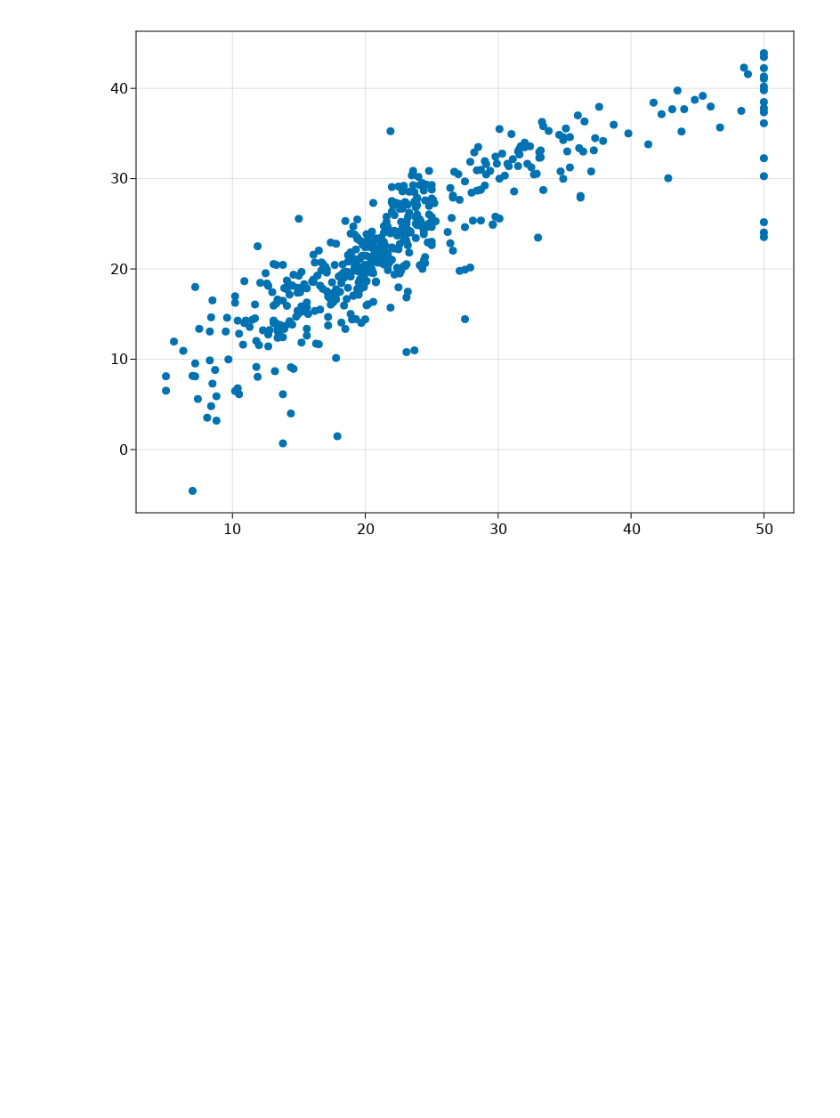
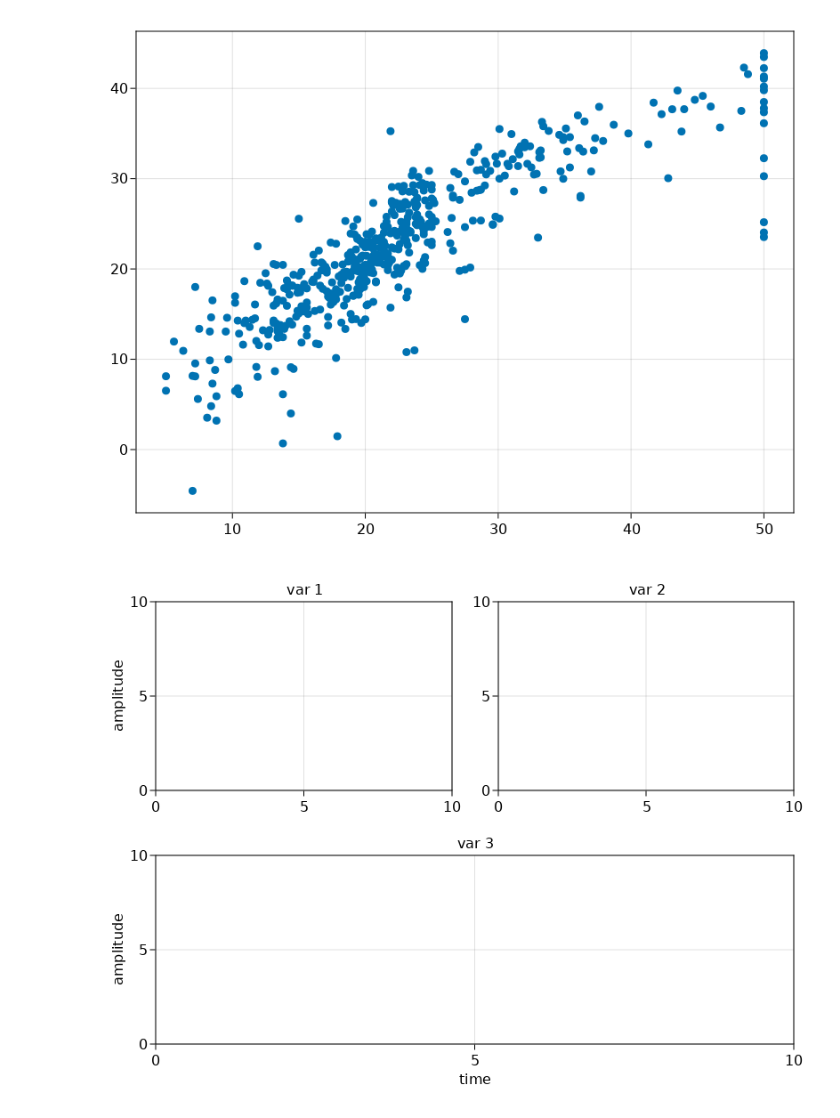
Before and after one commit to julionovoa/jl-sandbox, a Jupyter notebook: code/_CairoMakie.ipynb, the cells around one changed output. Cells and saved outputs as stored; diff of their text form; code cells hidden in the pictures; blank space fills up the shorter version.

Commit message:
new plots CairoMakie.jl

```diff
--- a/code/_CairoMakie.ipynb
+++ b/code/_CairoMakie.ipynb
@@ -48,3 +26,20 @@ yhat = predict(m)
 scatter(y, yhat)
 # %% [output]
 [figure]
+# %%
+# Create figure axes
+fig = Figure()
+ax1 = Axis(fig[1, 1])
+ax2 = Axis(fig[1, 2])
+ax3 = Axis(fig[2, 1:2])
+
+ax1.title = "var 1"
+ax2.title = "var 2"
+ax3.title = "var 3"
+
+ax1.ylabel = "amplitude"
+ax3.ylabel = "amplitude"
+ax3.xlabel = "time"
+fig
+# %% [output]
+[figure, added]
```
Also changed, not shown: parts of 4 cells of this notebook.
